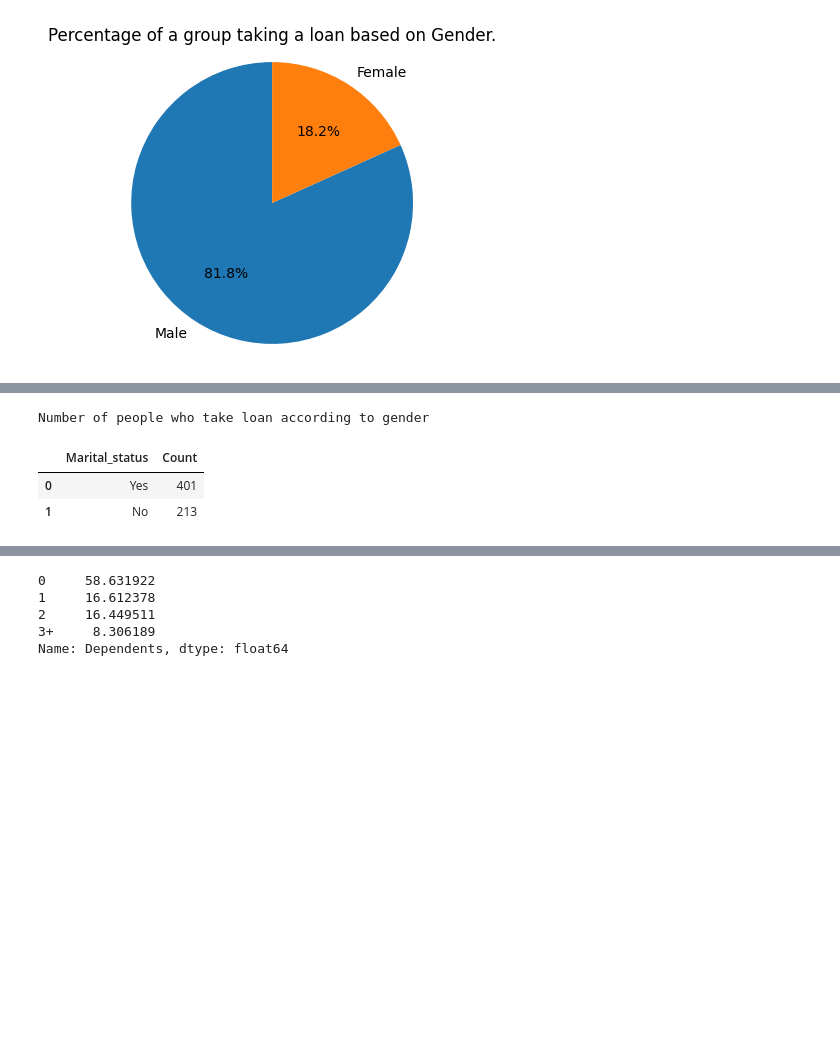
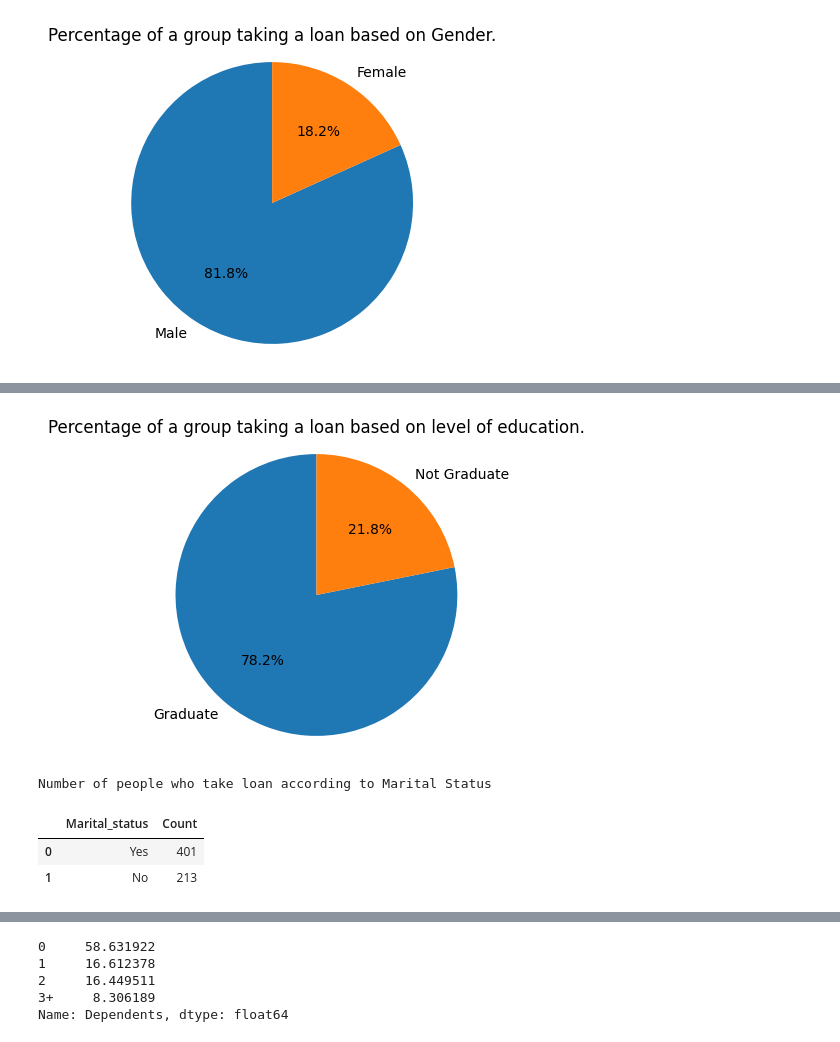
Before and after one commit to triciaannan/Machine-Learning, a Jupyter notebook: Loan Approval Prediction.ipynb, the cells around one changed output, grey strips where cells are left out. Cells and saved outputs as stored; diff of their text form; code cells hidden in the pictures; blank space fills up the shorter version.

```diff
--- a/Loan Approval Prediction.ipynb
+++ b/Loan Approval Prediction.ipynb
@@ -185,3 +185,8 @@ plt.axis('equal')
 plt.show()
 # %% [output]
 [figure]
+# %%
+print("Number of people who take loan by level Education ")
+educ_count = loan_df['Education'].value_counts()
+educ_df = pd.DataFrame({'Education': educ_count.index, 'Count': educ_count.values})
+educ_df
@@ -188,10 +198,18 @@ plt.show()
+# %%
+plt.figure(figsize=(4, 4))
+plt.pie(educ_df['Count'], labels=educ_df['Education'], autopct='%1.1f%%', startangle=90)
+plt.title('Percentage of a group taking a loan based on level of education.')
+plt.axis('equal')
+plt.show()
+# %% [output]
+[figure, added]
 # %%
-print("Number of people who take loan according to gender")
+print("Number of people who take loan according to Marital Status")
 marr_count = loan_df['Married'].value_counts()
 marr_df = pd.DataFrame({'Marital_status': marr_count.index, 'Count': marr_count.values})
 marr_df
 # %% [output]
-Number of people who take loan according to gender
+Number of people who take loan according to Marital Status
 |  | Marital_status | Count |
 | 0 | Yes | 401 |
 | 1 | No | 213 |
```
Also changed, not shown: parts of 11 cells of this notebook.
